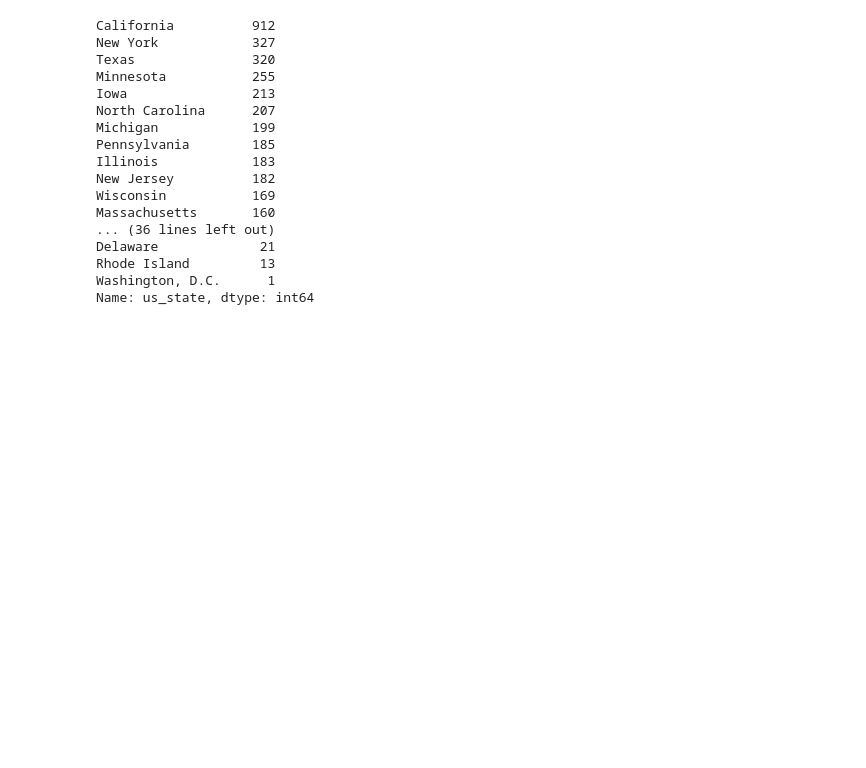
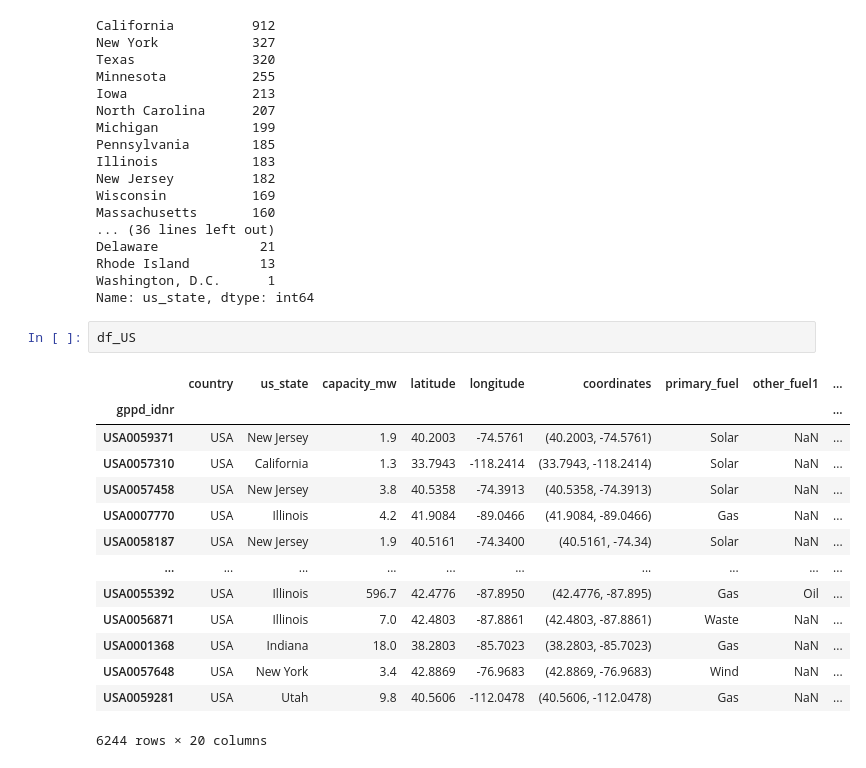
Before and after one commit to fravl/DataMadness-2021-GlobalPowerPlants, a Jupyter notebook: notebooks_valentin/002-US-analysis.ipynb, the cells around one changed output. Drawn from its saved outputs; the diff is of its cells as text; blank space fills up the shorter version.

```diff
--- a/notebooks_valentin/002-US-analysis.ipynb
+++ b/notebooks_valentin/002-US-analysis.ipynb
@@ -104,3 +102,20 @@ Delaware             21
 Rhode Island         13
 Washington, D.C.      1
 Name: us_state, dtype: int64
+# %%
+df_US
+# %% [output]
+|  | country | us_state | capacity_mw | latitude | longitude | coordinates | primary_fuel | other_fuel1 | ... |
+| gppd_idnr |  |  |  |  |  |  |  |  | ... |
+| USA0059371 | USA | New Jersey | 1.9 | 40.2003 | -74.5761 | (40.2003, -74.5761) | Solar | NaN | ... |
+| USA0057310 | USA | California | 1.3 | 33.7943 | -118.2414 | (33.7943, -118.2414) | Solar | NaN | ... |
+| USA0057458 | USA | New Jersey | 3.8 | 40.5358 | -74.3913 | (40.5358, -74.3913) | Solar | NaN | ... |
+| USA0007770 | USA | Illinois | 4.2 | 41.9084 | -89.0466 | (41.9084, -89.0466) | Gas | NaN | ... |
+| USA0058187 | USA | New Jersey | 1.9 | 40.5161 | -74.3400 | (40.5161, -74.34) | Solar | NaN | ... |
+| ... | ... | ... | ... | ... | ... | ... | ... | ... | ... |
+| USA0055392 | USA | Illinois | 596.7 | 42.4776 | -87.8950 | (42.4776, -87.895) | Gas | Oil | ... |
+| USA0056871 | USA | Illinois | 7.0 | 42.4803 | -87.8861 | (42.4803, -87.8861) | Waste | NaN | ... |
+| USA0001368 | USA | Indiana | 18.0 | 38.2803 | -85.7023 | (38.2803, -85.7023) | Gas | NaN | ... |
+| USA0057648 | USA | New York | 3.4 | 42.8869 | -76.9683 | (42.8869, -76.9683) | Wind | NaN | ... |
+| USA0059281 | USA | Utah | 9.8 | 40.5606 | -112.0478 | (40.5606, -112.0478) | Gas | NaN | ... |
+6244 rows × 20 columns
```
Also changed, not shown: parts of 4 cells of this notebook.
